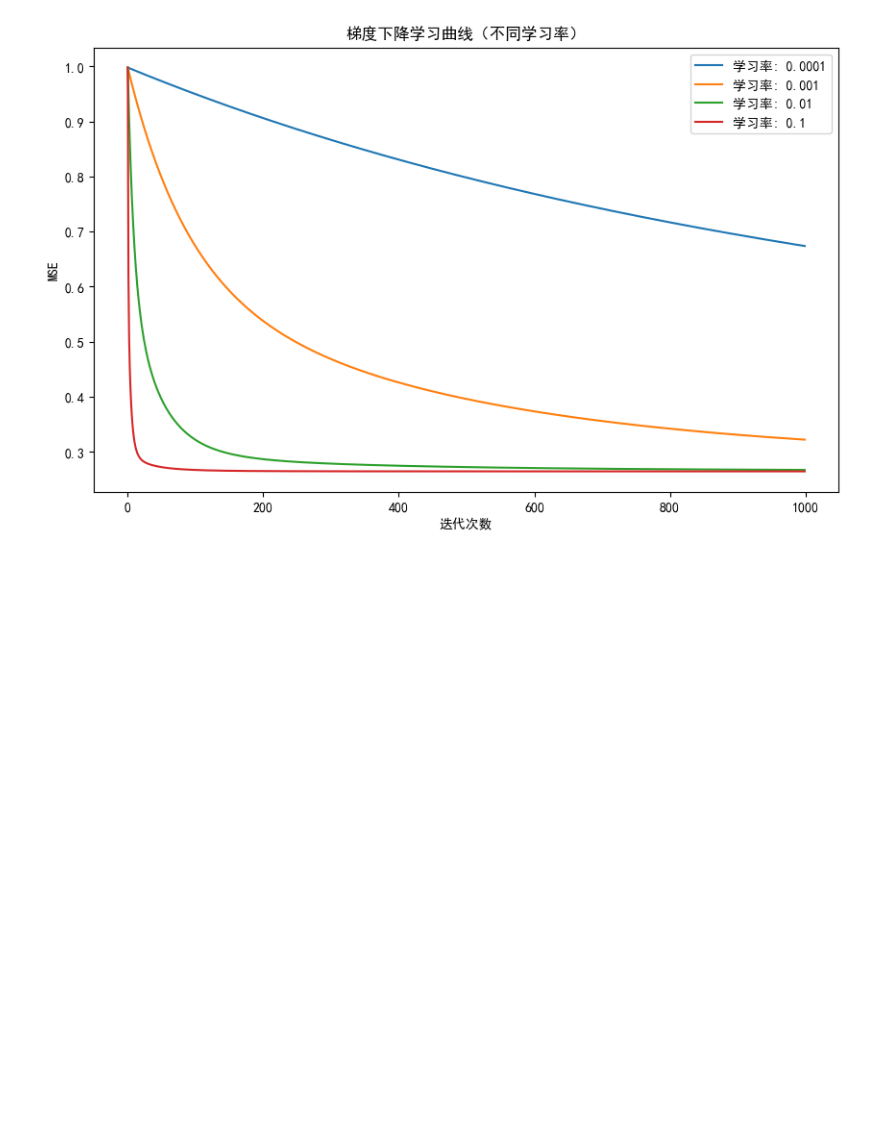
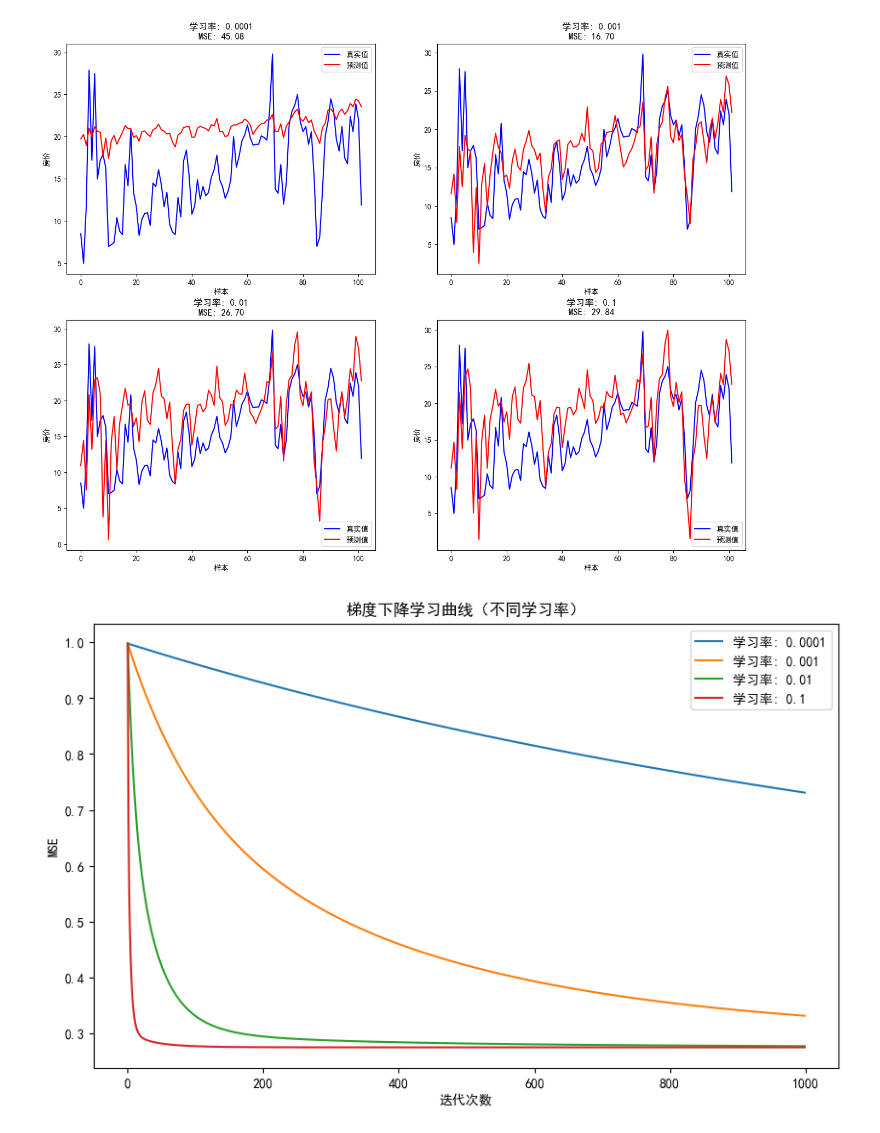
Before and after one commit to W-ayang/Junior_course, a Jupyter notebook: 机器学习/实验/实验一/test1.ipynb, the cells around one changed output. Saved outputs shown, nothing was run; the diff lists cells and outputs as text; code cells hidden in the pictures; blank space fills up the shorter version.

```diff
--- a/机器学习/实验/实验一/test1.ipynb
+++ b/机器学习/实验/实验一/test1.ipynb
@@ -3,30 +3,37 @@ import numpy as np
 import pandas as pd
 from sklearn import linear_model
 import matplotlib.pyplot as plt
+from sklearn.model_selection import train_test_split
 from matplotlib.animation import FuncAnimation
 
 plt.rcParams['axes.unicode_minus'] = False
 plt.rcParams['font.sans-serif'] = ['SimHei']
 
-boston = pd.read_csv('D:\code\大三课程\机器学习\实验\实验一\\boston_house_prices.csv')
-X = boston.iloc[:,1:13]
-y = boston['MEDV']
-# 标识异常值的阈值
-Q1 = X.quantile(0.25)
-Q3 = X.quantile(0.75)
-IQR = Q3 - Q1
-threshold = 1.5 * IQR
-# 找到包含异常值的行索引
-outliers = ((X < (Q1 - threshold)) | (X > (Q3 + threshold))).any(axis=1)
-# 删除异常值
-cleaned_data = boston[~outliers]
-print(boston.info())
+boston = pd.read_csv("D:\code\大三课程\机器学习\实验\实验一\实验一\\boston_house_prices.csv")
 X = boston.iloc[:,1:13]
 y = boston['MEDV']
 
+# print(boston.info())
+
+# 计算分割点
+split_point = int(0.8 * len(X))
+
+# 手动分割数据
+X_train = X[:split_point]
+y_train = y[:split_point]
+X_test = X[split_point:]
+y_test = y[split_point:]
+
 # 标准化数据
-X = (X - X.mean()) / X.std()
-y = (y - y.mean()) / y.std()
+mean = X_train.mean(axis=0)
+std = X_train.std(axis=0)
+X_train = (X_train - mean) / std
+X_test = (X_test - mean) / std
+
+mean2 = y_train.mean(axis=0)
+std2 = y_train.std(axis=0)
+y_train = (y_train - mean2) / std2
+
 # 梯度下降函数
 def gradient_descent(X, y, learning_rate, num_iterations):
     n_samples, n_features = X.shape
@@ -35,6 +42,7 @@ def gradient_descent(X, y, learning_rate, num_iterations):
 
     for _ in range(num_iterations):
         y_pred = np.dot(X, weights)
+
         gradient = (1/n_samples) * np.dot(X.T, (y_pred - y))
         weights -= learning_rate * gradient
         mse = np.mean((y_pred - y) ** 2)
@@ -45,10 +53,36 @@ def gradient_descent(X, y, learning_rate, num_iterations):
 learning_rates = [0.0001, 0.001, 0.01, 0.1]
 num_iterations = 1000
 
+# 创建一个大图，包含四个子图
+plt.figure(figsize=(16, 12))
+
+for i, learning_rate in enumerate(learning_rates):
+    # 进行梯度下降
+    weights, mse_history = gradient_descent(X_train, y_train, learning_rate, num_iterations)
+
+    # 在测试集上进行预测
+    y_pred = np.dot(X_test, weights) * std2 + mean2
+
+    # 计算并显示MSE
+    mse = np.mean((y_pred - y_test) ** 2)
+    mse_str = f'MSE: {mse:.2f}'
+
+    # 子图的位置（修正）
+    plt.subplot(2, 2, i + 1)
+
+    # 绘制测试数据的预测值和真实值的趋势图
+    plt.plot(y_test.values, label='真实值', color='blue')
+    plt.plot(y_pred, label='预测值', color='red')
+    plt.xlabel('样本')
+    plt.ylabel('房价')
+    plt.title(f'学习率: {learning_rate}\n{mse_str}')
+    plt.legend()
+
+
 # 可视化梯度下降过程
 plt.figure(figsize=(10, 6))
 for learning_rate in learning_rates:
-    _, mse_history = gradient_descent(X, y, learning_rate, num_iterations)
+    _, mse_history = gradient_descent(X_train, y_train, learning_rate, num_iterations)
     plt.plot(range(num_iterations), mse_history, label=f'学习率: {learning_rate}')
 
 plt.xlabel('迭代次数')
@@ -77,4 +94,5 @@ None
-[figure, old version]
+[figure, new version]
+[figure, added]
 # %%
 import numpy as np
 import pandas as pd
```
Also changed, not shown: parts of 3 cells of this notebook, 10 other files.
